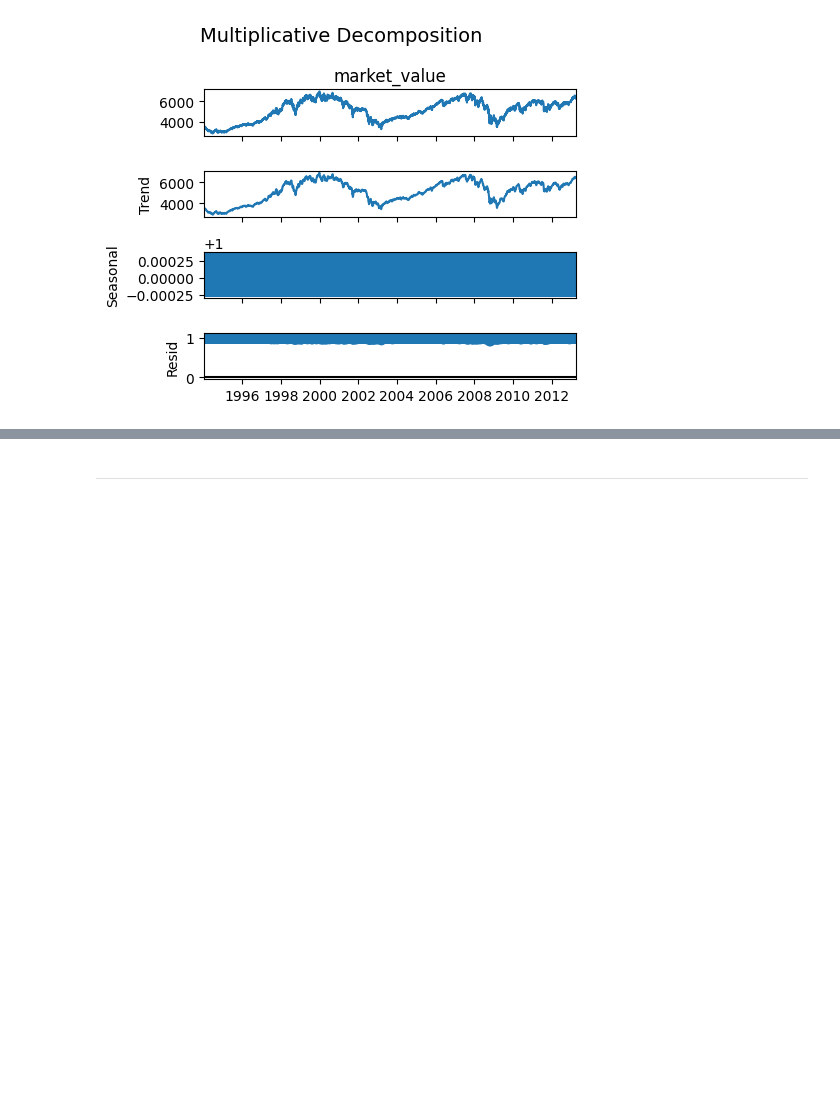
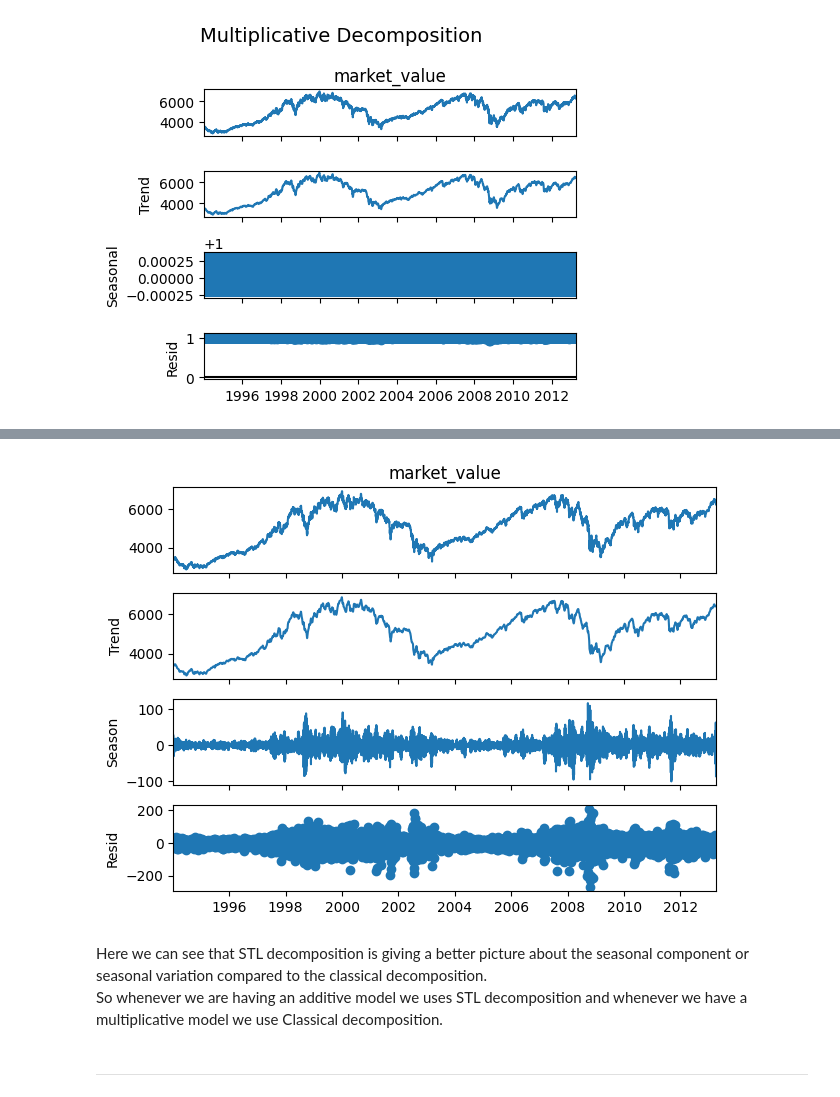
Before and after one commit to Abhijithv61/Time-Series-Analysis, a Jupyter notebook: Time Series Analysis.ipynb, the cells around one changed output, grey strips where cells are left out. Cells and saved outputs as stored; diff of their text form; code cells hidden in the pictures; blank space fills up the shorter version.

```diff
--- a/Time Series Analysis.ipynb
+++ b/Time Series Analysis.ipynb
@@ -111,3 +142,14 @@ plt.show()
+# %%
+from statsmodels.tsa.seasonal import STL
+stl_decomp = STL(df['market_value'])
+result = stl_decomp.fit()
+result.plot()
+plt.show()
+# %% [output]
+[figure, added]
+# %% [markdown]
+Here we can see that STL decomposition is giving a better picture about the seasonal component or seasonal variation compared to the classical decomposition. \
+So whenever we are having an additive model we uses STL decomposition and whenever we have a multiplicative model we use Classical decomposition.
 # %% [markdown]
 ---
 # %% [markdown]
```
Also changed, not shown: parts of 11 cells of this notebook.
